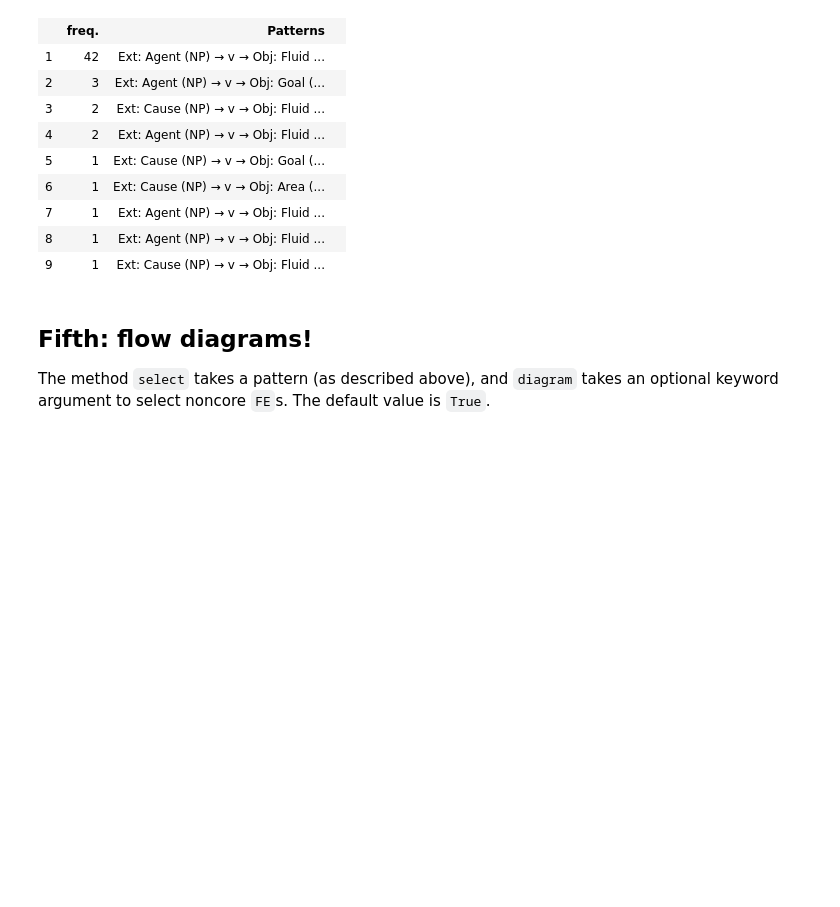
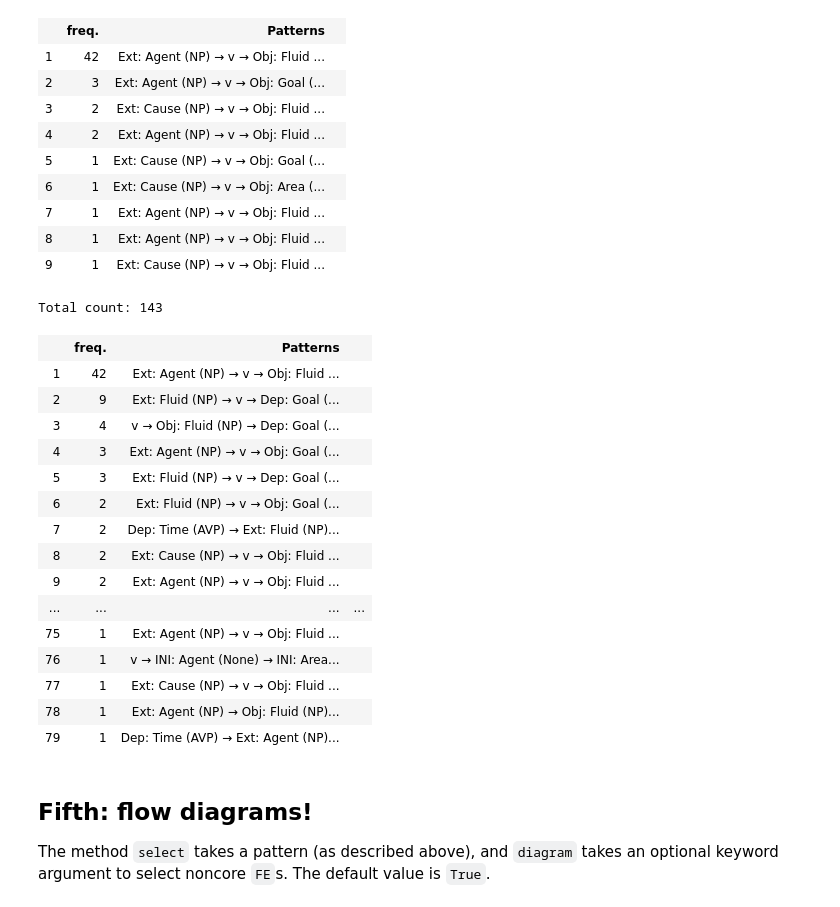
Before and after one commit to lucag/framenet, a Jupyter notebook: notebooks/Paper2.ipynb, the cells around one changed output. Drawn from its saved outputs; the diff is of its cells as text; code cells hidden in the pictures; blank space fills up the shorter version.

```diff
--- a/notebooks/Paper2.ipynb
+++ b/notebooks/Paper2.ipynb
@@ -97,6 +97,26 @@ Total count: 54
 | 7 | 1 | Ext: Agent (NP) → v → Obj: Fluid ... |  |
 | 8 | 1 | Ext: Agent (NP) → v → Obj: Fluid ... |  |
 | 9 | 1 | Ext: Cause (NP) → v → Obj: Fluid ... |  |
+# %%
+cfm_patterns.display()
+# %% [output]
+Total count: 143
+|  | freq. | Patterns |  |
+| 1 | 42 | Ext: Agent (NP) → v → Obj: Fluid ... |  |
+| 2 | 9 | Ext: Fluid (NP) → v → Dep: Goal (... |  |
+| 3 | 4 | v → Obj: Fluid (NP) → Dep: Goal (... |  |
+| 4 | 3 | Ext: Agent (NP) → v → Obj: Goal (... |  |
+| 5 | 3 | Ext: Fluid (NP) → v → Dep: Goal (... |  |
+| 6 | 2 | Ext: Fluid (NP) → v → Obj: Goal (... |  |
+| 7 | 2 | Dep: Time (AVP) → Ext: Fluid (NP)... |  |
+| 8 | 2 | Ext: Cause (NP) → v → Obj: Fluid ... |  |
+| 9 | 2 | Ext: Agent (NP) → v → Obj: Fluid ... |  |
+| ... | ... | ... | ... |
+| 75 | 1 | Ext: Agent (NP) → v → Obj: Fluid ... |  |
+| 76 | 1 | v → INI: Agent (None) → INI: Area... |  |
+| 77 | 1 | Ext: Cause (NP) → v → Obj: Fluid ... |  |
+| 78 | 1 | Ext: Agent (NP) → Obj: Fluid (NP)... |  |
+| 79 | 1 | Dep: Time (AVP) → Ext: Agent (NP)... |  |
 # %% [markdown]
 ## Fifth: flow diagrams!
 
```
Also changed, not shown: parts of 1 cell of this notebook, 2 other files.
